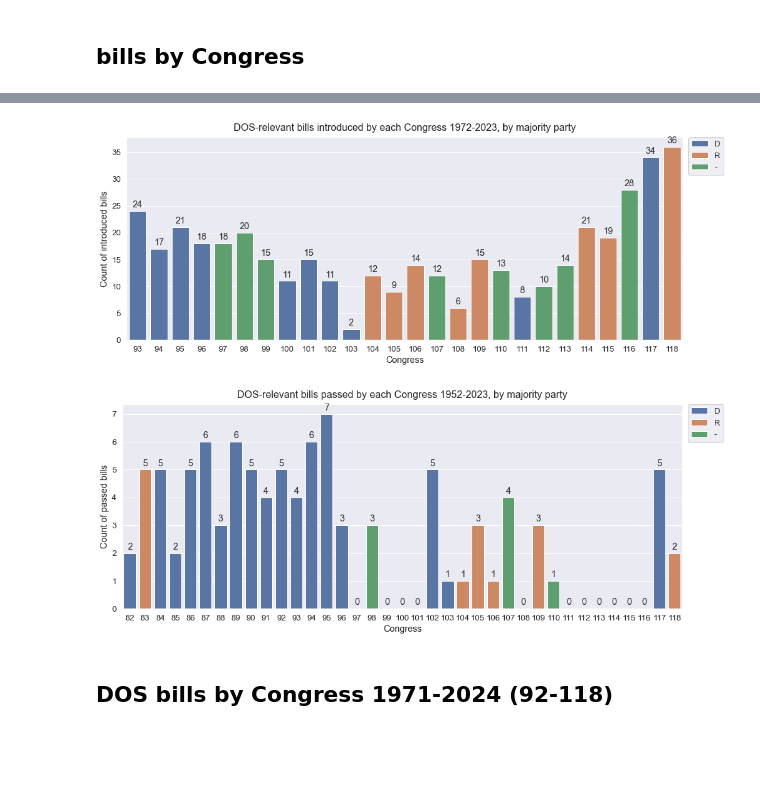
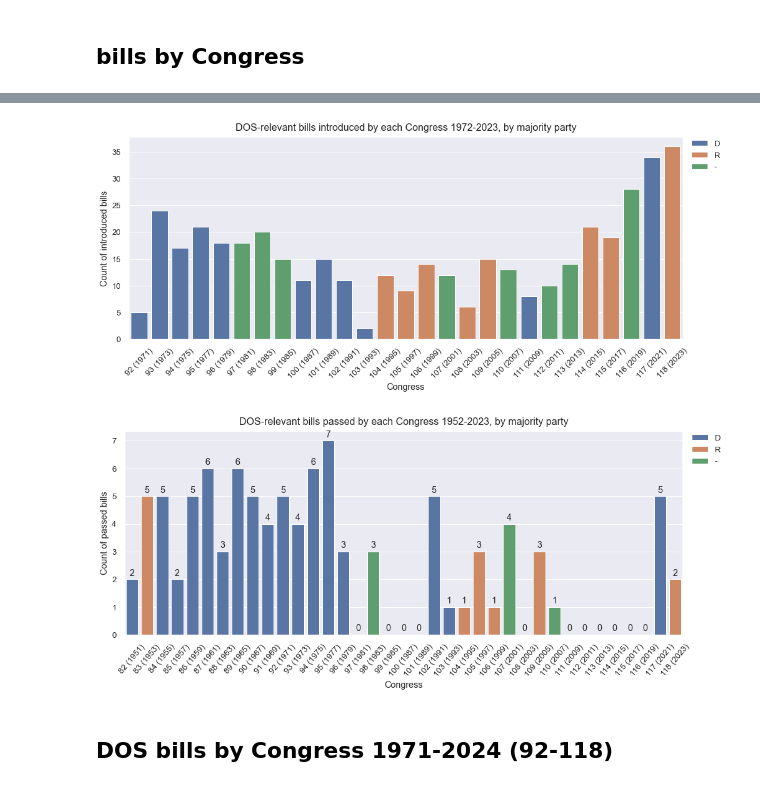
Before and after one commit to ellicehuang/dos-reform-bills, a Jupyter notebook: visualization.ipynb, the cells around one changed output, grey strips where cells are left out. Saved outputs shown, nothing was run; the diff lists cells and outputs as text; code cells hidden in the pictures; blank space fills up the shorter version.

```diff
--- a/visualization.ipynb
+++ b/visualization.ipynb
@@ -77,0 +193,16 @@ bills_grouped.head(3)
+# %%
+import matplotlib.pyplot as plt
+
+plt.figure(figsize=(20,6))
+sns.set(font_scale=1.2)
+plt.bar(bills_grouped_limit['year/congress_first'], bills_grouped_limit['notpassed'], color='gray')
+plt.bar(bills_grouped_limit['year/congress_first'], bills_grouped_limit['passed_sum'], bottom=bills_grouped_limit['notpassed'], color='#57b884')
+# plt.xticks(range(92,119))
+plot.set_xlabel('Congress (year)')
+plot.set_ylabel('Count')
+plt.legend(["Not passed", "Passed"])
+plt.title("Passed vs not-passed DOS-relevant bills by Congress 1972-2023", fontsize=16, pad=10)
+plt.style.use("seaborn-pastel")
+plt.xticks(rotation=45)
+for i, v in enumerate(bills_grouped_limit['year/congress_count']):
+    plt.text(i-.2, v+1, str(v));
@@ -77,0 +211,16 @@ bills_grouped.head(3)
+# %%
+import matplotlib.pyplot as plt
+
+plt.figure(figsize=(20,6))
+sns.set(font_scale=1.2)
+plt.bar(bills_grouped_limit['year/congress_first'], bills_grouped_limit['passed_sum'], color='#57b884')
+# plt.xticks(range(92,119))
+plot.set_xlabel('Congress (year)')
+plot.set_ylabel('Count')
+plt.title("Passed DOS-relevant bills by Congress 1972-2023", fontsize=16, pad=10)
+plt.style.use("seaborn-pastel")
+for container in plot.containers:
+    plot.bar_label(container, padding=3)
+plt.xticks(rotation=45) ;
+# for i, v in enumerate(bills_grouped_limit['passed_sum']):
+#     plt.text(i-.1, v+.1, str(v));
@@ -78,35 +229,37 @@ bills_grouped.head(3)
 # %%
 # INTRODUCED BILLS
 
 plt.figure(figsize=(16,6))
 sns.set(font_scale=1.2)
-plot = sns.barplot(data=bills_grouped[bills_grouped.congress_num_first>92],
-                   y='congress_num_count', x='congress_num_first', dodge=False,
+plot = sns.barplot(data=bills_grouped[bills_grouped.congress_num_first>91],
+                   y='year/congress_count', x='year/congress_first', dodge=False,
                    hue='Congress majority_first', hue_order=['D','R','-'])
 plt.legend(bbox_to_anchor=(1.01, 1), borderaxespad=0)
 plot.set_xlabel('Congress')
 plot.set_ylabel('Count of introduced bills')
-for container in plot.containers:
-    plot.bar_label(container, padding=3)
-plot.set_title("DOS-relevant bills introduced by each Congress 1972-2023, by majority party", fontsize=16, pad=10);
+# for container in plot.containers:
+#     plot.bar_label(container, padding=3)
+plot.set_title("DOS-relevant bills introduced by each Congress 1972-2023, by majority party", fontsize=16, pad=10)
+plt.xticks(rotation=45) ;
 # %% [output]
-[figure, old version]
+[figure, new version]
 # %%
 # PASSED BILLS
 
 plt.figure(figsize=(16,6))
 sns.set(font_scale=1.2)
 plot = sns.barplot(data=bills_grouped,
-                   y='passed_sum', x='congress_num_first', dodge=False,
+                   y='passed_sum', x='year/congress_first', dodge=False,
                    hue='Congress majority_first', hue_order=['D','R','-'])
 plt.legend(bbox_to_anchor=(1.01, 1), borderaxespad=0)
 plot.set_xlabel('Congress')
 plot.set_ylabel('Count of passed bills')
 for container in plot.containers:
     plot.bar_label(container, padding=3)
-plot.set_title("DOS-relevant bills passed by each Congress 1952-2023, by majority party", fontsize=16, pad=10);
+plot.set_title("DOS-relevant bills passed by each Congress 1952-2023, by majority party", fontsize=16, pad=10)
+plt.xticks(rotation=50) ;
 # %% [output]
-[figure, old version]
+[figure, new version]
 # %% [markdown]
 ## DOS bills by Congress 1971-2024 (92-118)
 # %%
```
Also changed, not shown: parts of 19 cells of this notebook.
